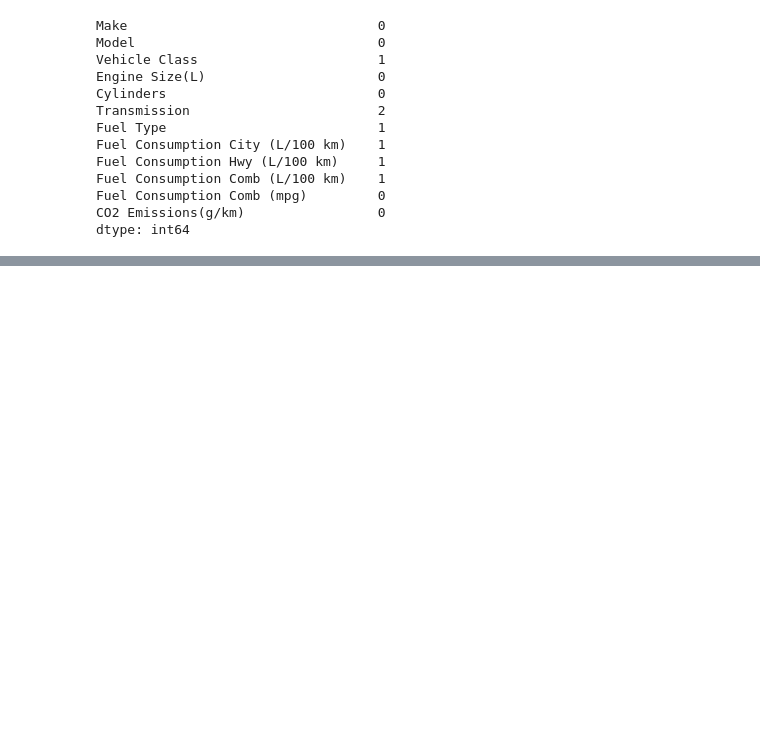
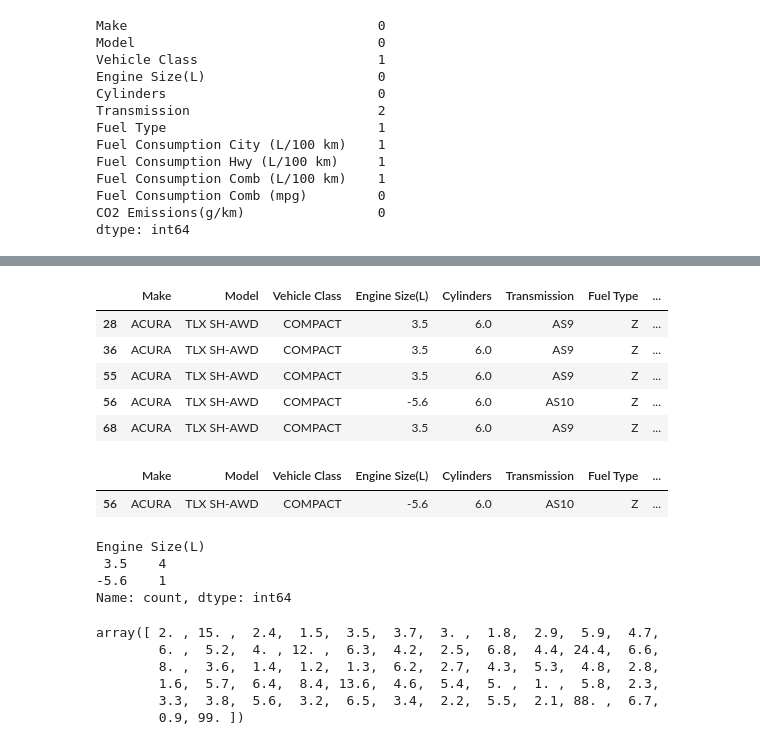
Before and after one commit to shangeethAlex/fdm_ml_project, a Jupyter notebook: notebook/EDA_CO2_emission.ipynb, the cells around one changed output, grey strips where cells are left out. Cells and saved outputs as stored; diff of their text form; code cells hidden in the pictures; blank space fills up the shorter version.

```diff
--- a/notebook/EDA_CO2_emission.ipynb
+++ b/notebook/EDA_CO2_emission.ipynb
@@ -308,0 +346,29 @@ dtype: int64
+# %%
+data_prep.loc[data_prep["Vehicle Class"].isnull(), "Vehicle Class"] = "COMPACT"
+# %%
+data_prep[(data_prep["Make"] == "ACURA") & (data_prep["Model"] == "TLX SH-AWD") ]
+# %% [output]
+|  | Make | Model | Vehicle Class | Engine Size(L) | Cylinders | Transmission | Fuel Type | ... |
+| 28 | ACURA | TLX SH-AWD | COMPACT | 3.5 | 6.0 | AS9 | Z | ... |
+| 36 | ACURA | TLX SH-AWD | COMPACT | 3.5 | 6.0 | AS9 | Z | ... |
+| 55 | ACURA | TLX SH-AWD | COMPACT | 3.5 | 6.0 | AS9 | Z | ... |
+| 56 | ACURA | TLX SH-AWD | COMPACT | -5.6 | 6.0 | AS10 | Z | ... |
+| 68 | ACURA | TLX SH-AWD | COMPACT | 3.5 | 6.0 | AS9 | Z | ... |
+# %%
+# engine size cant be negative
+data_prep[(data_prep["Engine Size(L)"] < 0 )]
+# %% [output]
+|  | Make | Model | Vehicle Class | Engine Size(L) | Cylinders | Transmission | Fuel Type | ... |
+| 56 | ACURA | TLX SH-AWD | COMPACT | -5.6 | 6.0 | AS10 | Z | ... |
+# %%
+filtered_data = data_prep[(data_prep['Make'] == 'ACURA') &
+                     (data_prep['Model'] == 'TLX SH-AWD') &
+                     (data_prep['Cylinders'] == 6.0)]
+
+
+filtered_data['Engine Size(L)'].value_counts()
+# %% [output]
+Engine Size(L)
+ 3.5    4
+-5.6    1
+Name: count, dtype: int64
@@ -308,0 +382,9 @@ dtype: int64
+# %%
+data_prep["Engine Size(L)"].unique()
+# %% [output]
+array([ 2. , 15. ,  2.4,  1.5,  3.5,  3.7,  3. ,  1.8,  2.9,  5.9,  4.7,
+        6. ,  5.2,  4. , 12. ,  6.3,  4.2,  2.5,  6.8,  4.4, 24.4,  6.6,
+        8. ,  3.6,  1.4,  1.2,  1.3,  6.2,  2.7,  4.3,  5.3,  4.8,  2.8,
+        1.6,  5.7,  6.4,  8.4, 13.6,  4.6,  5.4,  5. ,  1. ,  5.8,  2.3,
+        3.3,  3.8,  5.6,  3.2,  6.5,  3.4,  2.2,  5.5,  2.1, 88. ,  6.7,
+        0.9, 99. ])
```
Also changed, not shown: parts of 17 cells of this notebook, 1 other file.
